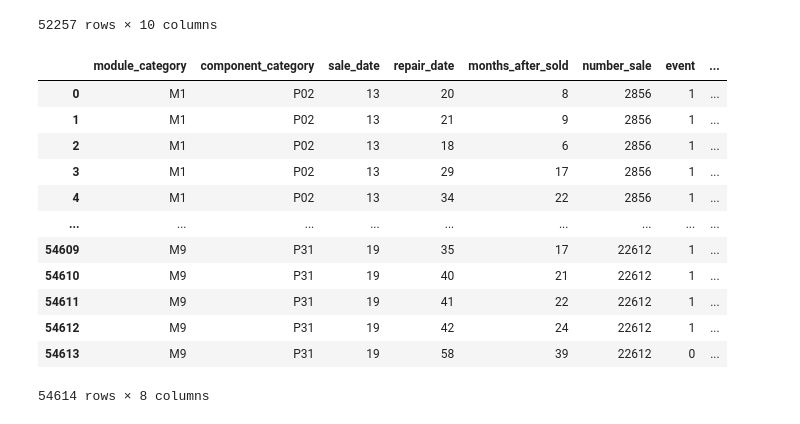
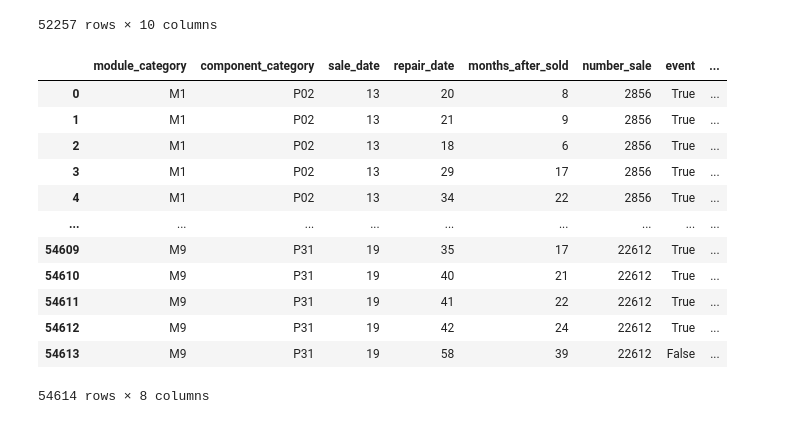
Before and after one commit to xxl4tomxu98/NASA-Jet-Engine-Maintenance, a Jupyter notebook: Survival Analysis/PAKDD_Asus.ipynb, the cells around one changed output. Cells and saved outputs as stored; diff of their text form; code cells hidden in the pictures.

```diff
--- a/Survival Analysis/PAKDD_Asus.ipynb
+++ b/Survival Analysis/PAKDD_Asus.ipynb
@@ -124,7 +125,7 @@ input_table
 # %% [markdown]
 Event is if the component was sent back to repair, so we need to add one column to called “event’ and values are all 1. Then duration, which is called “months_after_sold” in Fig 1, is how long the repair of specific component was requested after sale. As for right-censor, it means we didn’t observe the event during experiment period, so that we cannot rule out the possibility of event beyond time frame. A common misunderstanding about right-censor is the target for each survival model is event or not, but actually right-censored or not. Therefore, it’s really important to find our right-censored data which requires a trick. For each module-component pair, we already know the amount of sales in total and how many repairs were requested during observed period, so the deduction of them can get how many components are still “alive” after observed period. Therefore, we define right-censored data to be the number of components which didn't require repairing during observed period here and the corresponding value in “event” column is 0. Finally, we define the number of events happening in one month as frequency.
 # %%
-input_table["event"] = 1
+input_table["event"] = True
 input_table
 # %% [output]
 |  | module_category | component_category | number_sale | year/month(sale) | year/month(repair) | number_repair | ... |
@@ -143,31 +144,31 @@ input_table
 # %%
 final_repair_date = round((input_table['year/month(repair)'].max() - input_table['year/month(repair)'].min())/np.timedelta64(1, 'M'))
 
 def add_censor(x):
     new_row = pd.DataFrame(x.iloc[-1, :]).transpose()
     new_row['repair_date'] = final_repair_date
     new_row['months_after_sold'] = new_row['repair_date'] - new_row['sale_date']
-    new_row['event'] = 0
+    new_row['event'] = False
     new_row['number_repair'] = new_row['number_sale'] - sum(x['number_repair'])
     return pd.concat([x, new_row], axis = 0)
 
 df_input = input_table.groupby(['module_category', 'component_category', 'sale_date']).apply(add_censor).reset_index(drop=True)
 df_input = df_input.loc[:, ['module_category', 'component_category', 'sale_date', 'repair_date', 'months_after_sold', 'number_sale', 'event', 'number_repair']]
 df_input.rename(columns={'number_repair': 'freq'}, inplace=True)
 df_input
 # %% [output]
 |  | module_category | component_category | sale_date | repair_date | months_after_sold | number_sale | event | ... |
-| 0 | M1 | P02 | 13 | 20 | 8 | 2856 | 1 | ... |
-| 1 | M1 | P02 | 13 | 21 | 9 | 2856 | 1 | ... |
-| 2 | M1 | P02 | 13 | 18 | 6 | 2856 | 1 | ... |
-| 3 | M1 | P02 | 13 | 29 | 17 | 2856 | 1 | ... |
-| 4 | M1 | P02 | 13 | 34 | 22 | 2856 | 1 | ... |
+| 0 | M1 | P02 | 13 | 20 | 8 | 2856 | True | ... |
+| 1 | M1 | P02 | 13 | 21 | 9 | 2856 | True | ... |
+| 2 | M1 | P02 | 13 | 18 | 6 | 2856 | True | ... |
+| 3 | M1 | P02 | 13 | 29 | 17 | 2856 | True | ... |
+| 4 | M1 | P02 | 13 | 34 | 22 | 2856 | True | ... |
 | ... | ... | ... | ... | ... | ... | ... | ... | ... |
-| 54609 | M9 | P31 | 19 | 35 | 17 | 22612 | 1 | ... |
-| 54610 | M9 | P31 | 19 | 40 | 21 | 22612 | 1 | ... |
-| 54611 | M9 | P31 | 19 | 41 | 22 | 22612 | 1 | ... |
-| 54612 | M9 | P31 | 19 | 42 | 24 | 22612 | 1 | ... |
-| 54613 | M9 | P31 | 19 | 58 | 39 | 22612 | 0 | ... |
+| 54609 | M9 | P31 | 19 | 35 | 17 | 22612 | True | ... |
+| 54610 | M9 | P31 | 19 | 40 | 21 | 22612 | True | ... |
+| 54611 | M9 | P31 | 19 | 41 | 22 | 22612 | True | ... |
+| 54612 | M9 | P31 | 19 | 42 | 24 | 22612 | True | ... |
+| 54613 | M9 | P31 | 19 | 58 | 39 | 22612 | False | ... |
 54614 rows × 8 columns
 # %%
 from lifelines import NelsonAalenFitter
```
Also changed, not shown: parts of 1 cell of this notebook.
